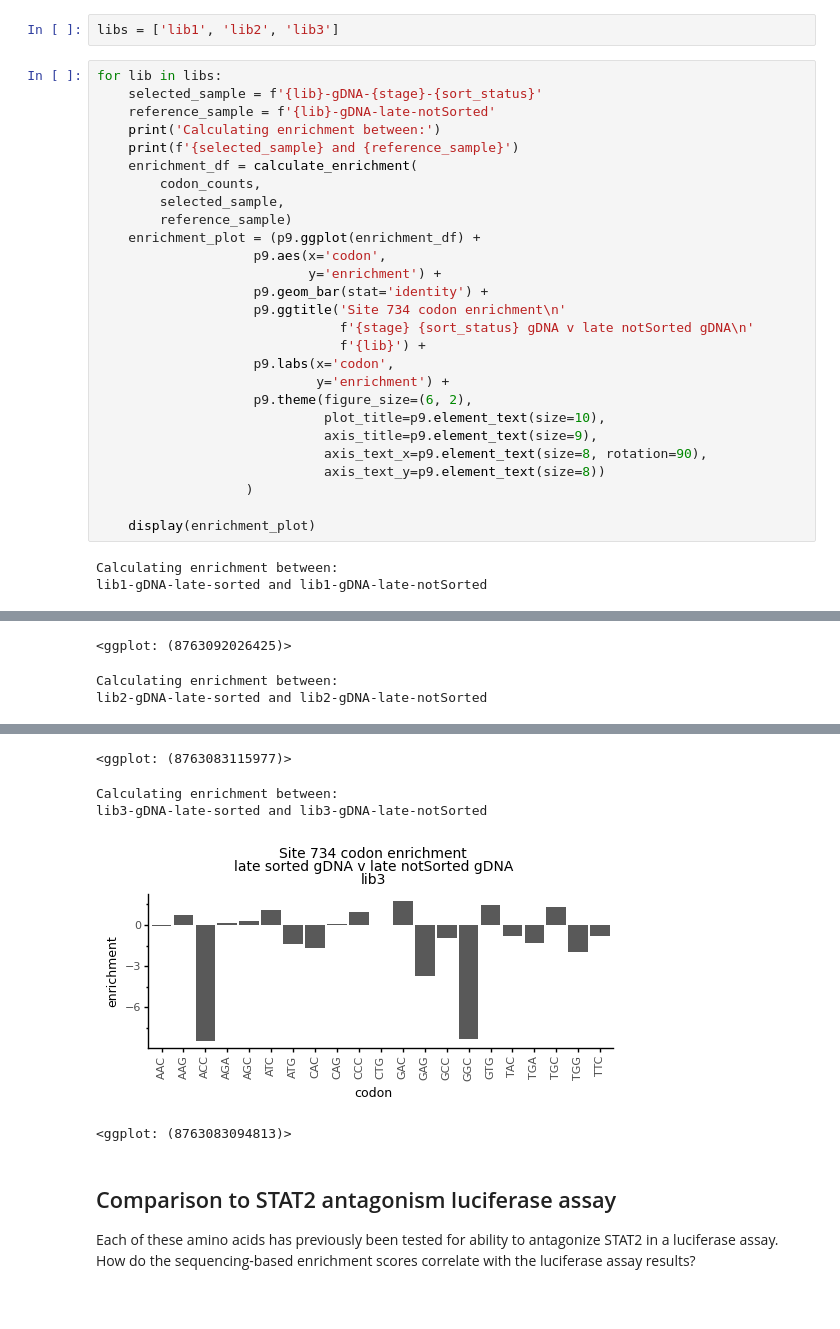
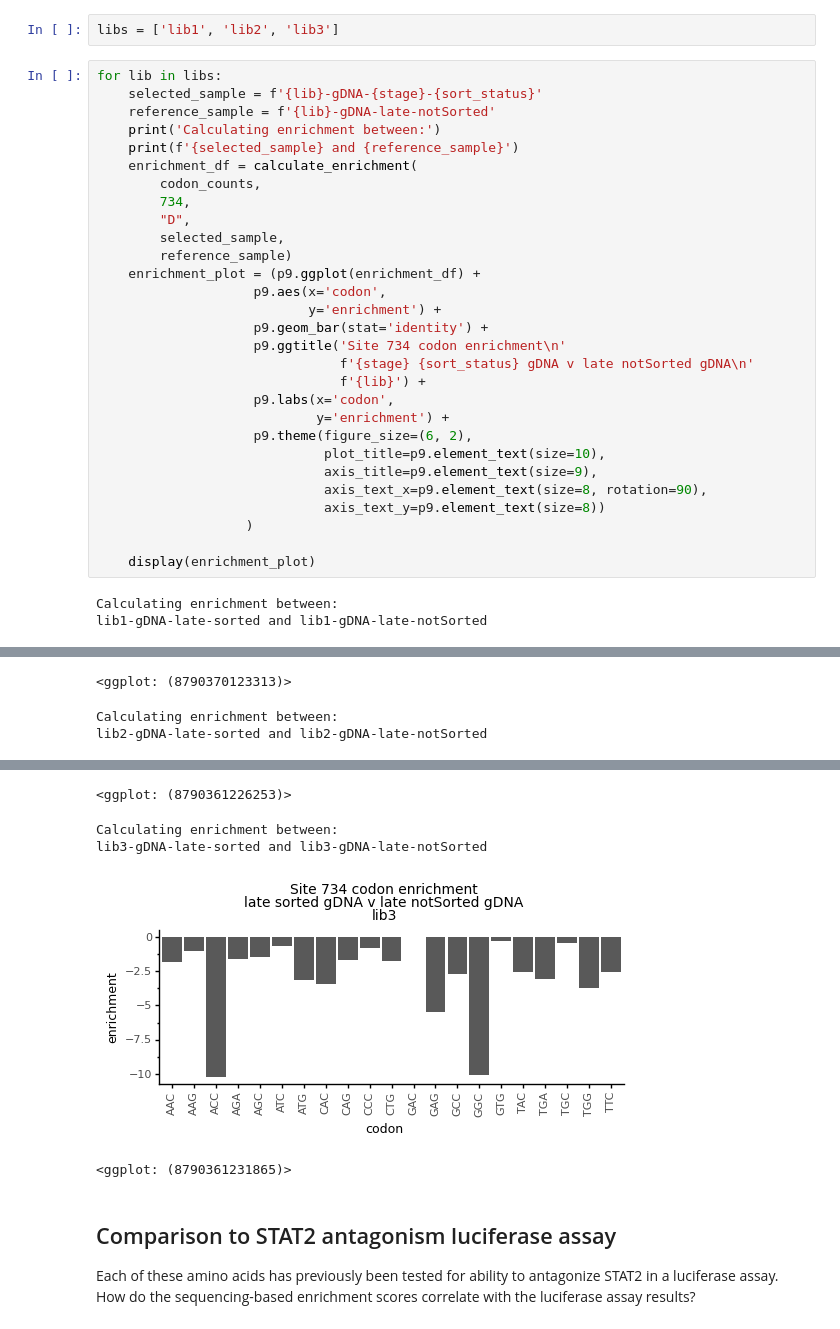
Before and after one commit to dbacsik/ns5_small_mutagenesis, a Jupyter notebook: site_734/comparisons/site_734_late_sorted_v_late_notSorted.py.ipynb, the cells around one changed output, grey strips where cells are left out. Drawn from its saved outputs; the diff is of its cells as text.

```diff
--- a/site_734/comparisons/site_734_late_sorted_v_late_notSorted.py.ipynb
+++ b/site_734/comparisons/site_734_late_sorted_v_late_notSorted.py.ipynb
@@ -84,6 +84,8 @@ for lib in libs:
     print(f'{selected_sample} and {reference_sample}')
     enrichment_df = calculate_enrichment(
         codon_counts,
+        734,
+        "D",
         selected_sample,
         reference_sample)
     enrichment_plot = (p9.ggplot(enrichment_df) +
@@ -110,3 +112,3 @@ lib1-gDNA-late-sorted and lib1-gDNA-late-notSorted
-<ggplot: (8763092026425)>
+<ggplot: (8790370123313)>
 Calculating enrichment between:
 lib2-gDNA-late-sorted and lib2-gDNA-late-notSorted
@@ -114,8 +116,8 @@ lib2-gDNA-late-sorted and lib2-gDNA-late-notSorted
-<ggplot: (8763083115977)>
+<ggplot: (8790361226253)>
 Calculating enrichment between:
 lib3-gDNA-late-sorted and lib3-gDNA-late-notSorted
-[figure, old version]
+[figure, new version]
-<ggplot: (8763083094813)>
+<ggplot: (8790361231865)>
 # %% [markdown]
 ## Comparison to STAT2 antagonism luciferase assay
 Each of these amino acids has previously been tested for ability to antagonize STAT2 in a luciferase assay. How do the sequencing-based enrichment scores correlate with the luciferase assay results?
```
Also changed, not shown: parts of 3 cells of this notebook, 8 other files.
